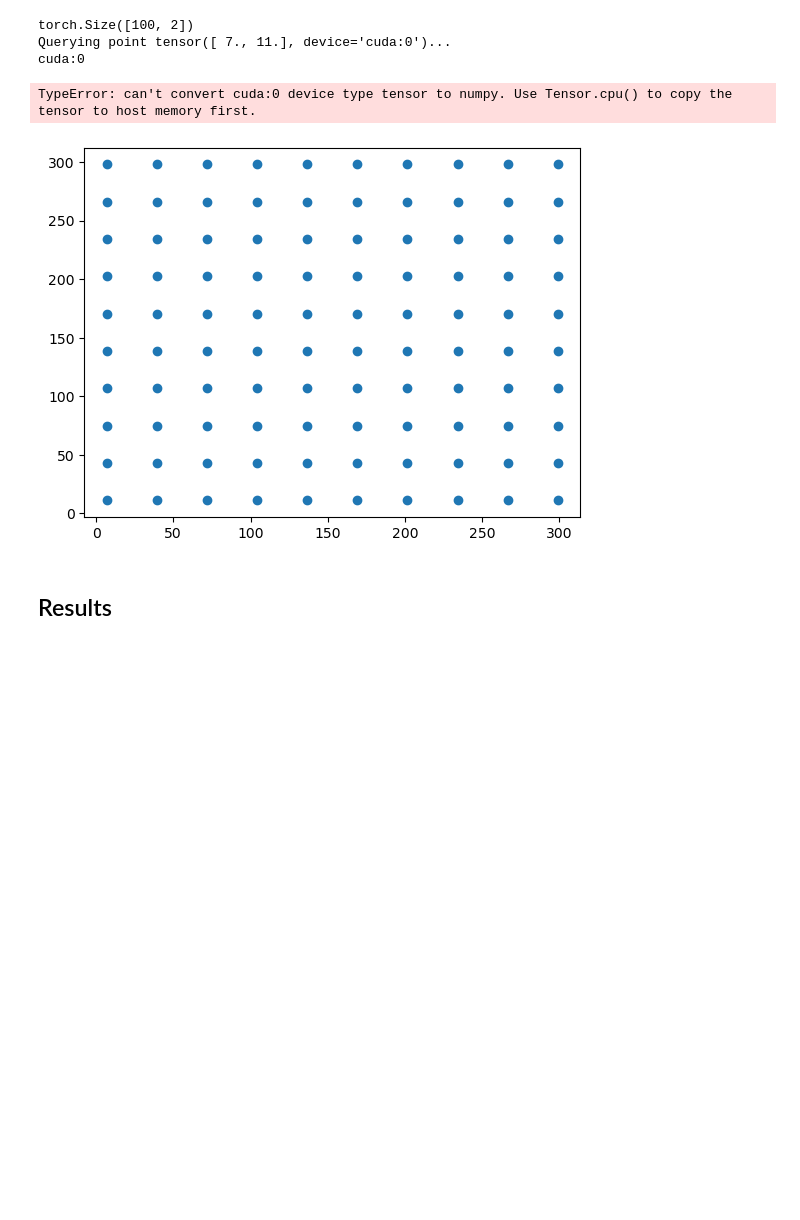
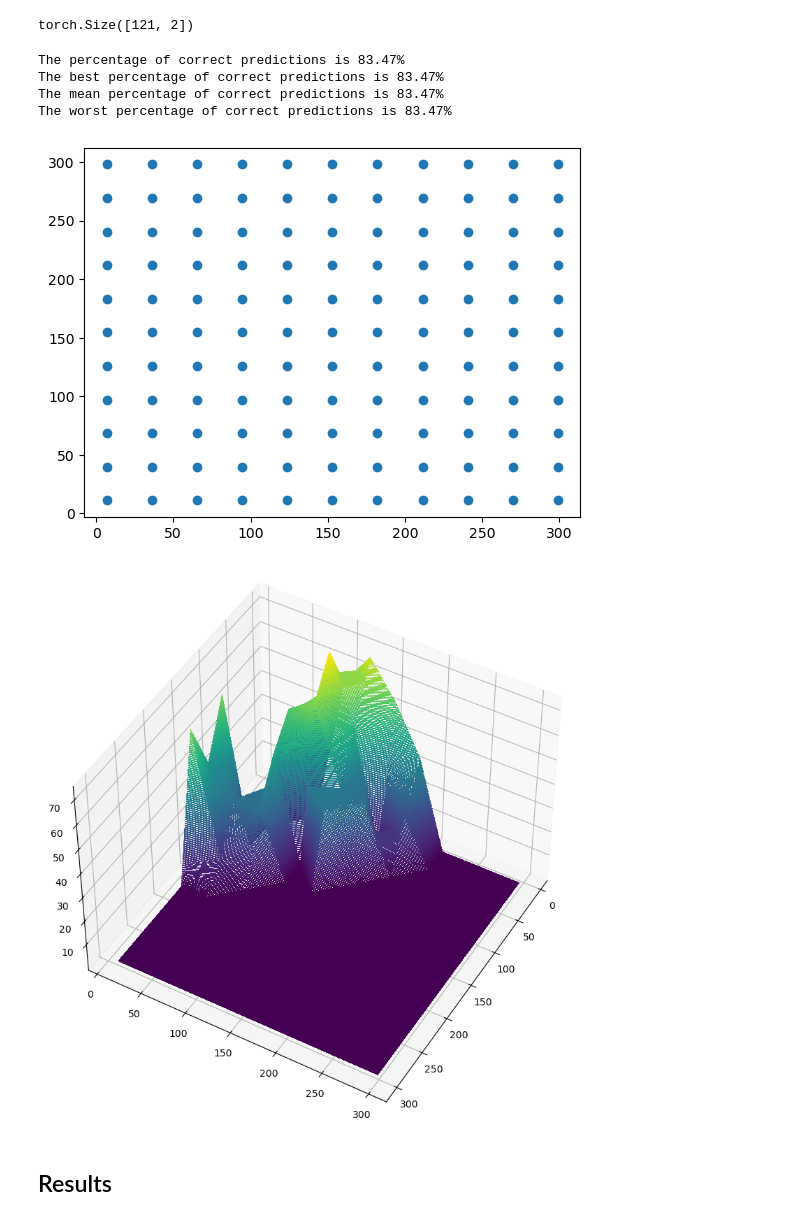
Before and after one commit to PRigas96/GeoCluster, a Jupyter notebook: panos.ipynb, the cells around one changed output. Cells and saved outputs as stored; diff of their text form; code cells hidden in the pictures; blank space fills up the shorter version.

```diff
--- a/panos.ipynb
+++ b/panos.ipynb
@@ -296,6 +312,7 @@ from src.k_tree import Ktree
 from src.utils.data import loadData
 
 device = torch.device("cuda:0" if torch.cuda.is_available() else "cpu")
+device = "cpu"
 #device = "cpu"
 data, _ = loadData(100)
 #data = squares
@@ -307,7 +324,7 @@ k = 3
 teacher_args = {
     "optimizer_lr": learning_rate,
     "epochs": 16, # 300
-    "times": 1,
+    "times": 10,
     "alpha": 0.01, #  projection loss 0.1
     "beta": 0.1, # latent loss 0.1
     "gamma": 0.4, # repulsive loss 0.01
@@ -343,7 +360,7 @@ from src.metrics import Linf_simple
 metric = Linf_simple
 ktree = Ktree(thresshold, data, metric,teacher_args, un_args, student_args,device=device)
 ktree.create_tree(save_path_prefix="models/squares/100/class", plot=True)
-#path ='./models/squares/100/class0_student_config.pt'
+#path = 'models/squares/100/class0_student_config.pt'
 #ktree.root.create_student_from_config(path)
 # %% [output]
 Loading data...
@@ -423,7 +454,7 @@ choice = 0# 0 for regular, 1 for maxsum
 acc = 0
 mean_acc = 0
 times=0
-print_flag = True
+print_flag = False
 random = False
 out_of_dist =  False
 out_of_manifold = True
@@ -433,11 +464,10 @@ y_lim = min(data[:,1]), max(data[:,1])
 best_acc = 0
 worst_acc = 100
 #np.random.seed(0)
-device = torch.device("cuda:0" if torch.cuda.is_available() else "cpu")
 while times < 1:
     # now lets create randomly N points in the space 0-300, 0-300
     # [[-6, 257], [-6, 179]]
-    n = 10**2
+    n = 11**2
     if random:
         # do seed for reproducability
         random_p = torch.zeros(n, 2)
@@ -452,7 +482,8 @@ while times < 1:
         num = int(np.sqrt(nop))
         for i, x in enumerate(np.linspace(x_lim[0],x_lim[1], num)):
             for j, y in enumerate(np.linspace(y_lim[0],y_lim[1], num)):
-                random_p[i*num+j] = torch.Tensor([x, y])
+                #random_p[i*num+j] = torch.Tensor([x, y])
+                random_p[i*num+j] = torch.Tensor([torch.tensor(x), torch.tensor(y)])
 
         infer_points = random_p
         print(infer_points.shape)
@@ -466,7 +497,8 @@ while times < 1:
         num = int(np.sqrt(nop))
         for i, x in enumerate(np.linspace(x_lim[0],x_lim[1], num)):
             for j, y in enumerate(np.linspace(y_lim[0],y_lim[1], num)):
-                random_p[i*num+j] = torch.Tensor([x, y])
+                #random_p[i*num+j] = torch.Tensor([x, y])
+                random_p[i*num+j] = torch.Tensor([torch.tensor(x), torch.tensor(y)])
         infer_points = random_p.to(device)
         print(infer_points.shape)
         plt.scatter(infer_points[:,0], infer_points[:,1])
@@ -522,38 +554,40 @@ while times < 1:
     Z = z_wrong.reshape(X.shape)
     if out_of_dist and out_of_manifold:
         # make 0 in Z all values between 0,300, 0,300
         # first find index in X
         #x_index = np.where((X>=x_lim[0]+ball) & (X<= x_lim[1]-ball))
         x_index = np.where((X>=x_lim[0]+ball) & (X<= x_lim[1]-ball))
         # now make Z 0 in these indexes
         Z[x_index] = 0
 
     # make 3d plot
     fig = plt.figure(figsize=(10,10))
     ax = fig.add_subplot(111, projection='3d')
     ax.contourf(X, Y, Z, 200, cmap='viridis')
     # rotate
     ax.view_init(45, 30)
     acc = num_of_correct_predictions / len(infer_points) * 100
     if acc > best_acc:
         best_acc = acc
     if acc < worst_acc:
         worst_acc = acc
 
     mean_acc += acc
     times += 1
 
     print(f"The percentage of correct predictions is {acc:.2f}%")
 
 print(f"The best percentage of correct predictions is {best_acc:.2f}%")
 print(f"The mean percentage of correct predictions is {mean_acc/times:.2f}%")
 print(f"The worst percentage of correct predictions is {worst_acc:.2f}%")
 # %% [output]
-torch.Size([100, 2])
-Querying point tensor([ 7., 11.], device='cuda:0')...
-cuda:0
+torch.Size([121, 2])
-TypeError: can't convert cuda:0 device type tensor to numpy. Use Tensor.cpu() to copy the tensor to host memory first.
+The percentage of correct predictions is 83.47%
+The best percentage of correct predictions is 83.47%
+The mean percentage of correct predictions is 83.47%
+The worst percentage of correct predictions is 83.47%
-[figure, old version]
+[figure, new version]
+[figure, added]
 # %%
 #ktree.root.student
 device = torch.device("cuda:0" if torch.cuda.is_available() else "cpu")
```
Also changed, not shown: parts of 7 cells of this notebook, 1 other file.
